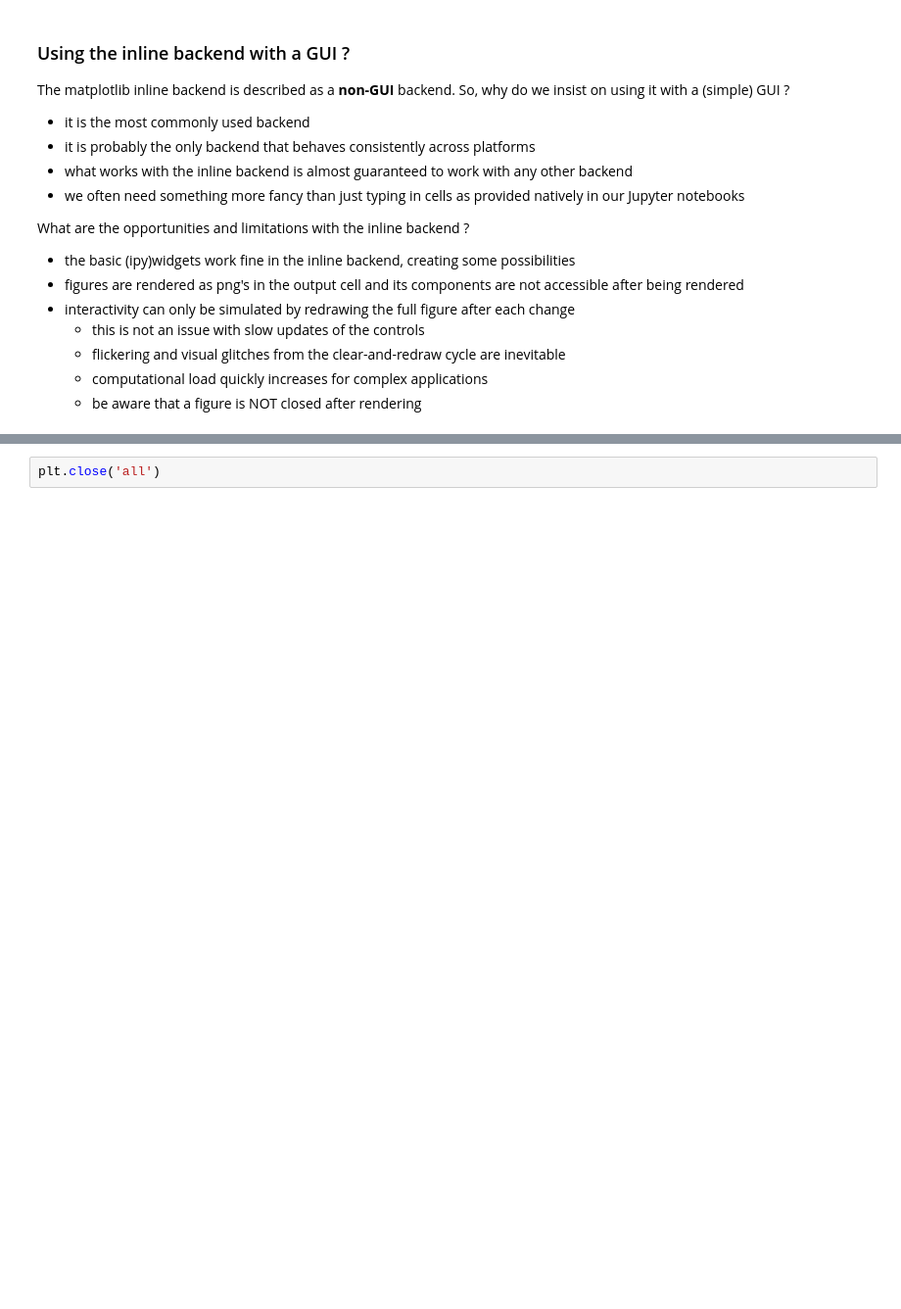
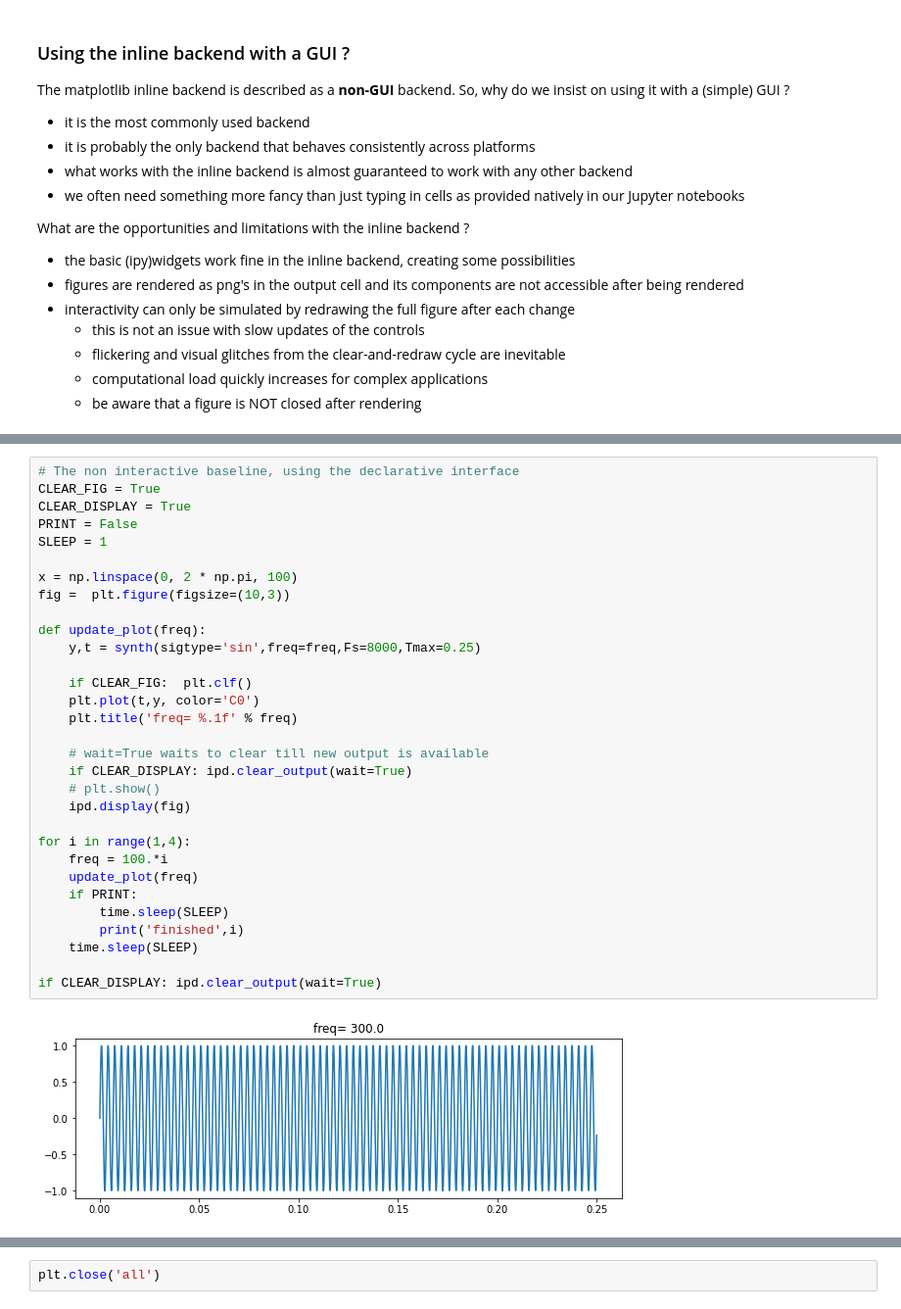
Before and after one commit to compi1234/tutorials, a Jupyter notebook: ipywidgets-mpl-inline.ipynb, the cells around one changed output, grey strips where cells are left out. Shown at 98% size. Cells and saved outputs as stored; diff of their text form; blank space fills up the shorter version.

```diff
--- a/ipywidgets-mpl-inline.ipynb
+++ b/ipywidgets-mpl-inline.ipynb
@@ -55,0 +115,33 @@ def synth(sigtype='sin', freq=200.0, Fs=8000, Tmax=0.5):
+# %%
+# The non interactive baseline, using the declarative interface
+CLEAR_FIG = True
+CLEAR_DISPLAY = True
+PRINT = False
+SLEEP = 1
+
+x = np.linspace(0, 2 * np.pi, 100)
+fig =  plt.figure(figsize=(10,3))
+
+def update_plot(freq):
+    y,t = synth(sigtype='sin',freq=freq,Fs=8000,Tmax=0.25)
+
+    if CLEAR_FIG:  plt.clf()
+    plt.plot(t,y, color='C0')
+    plt.title('freq= %.1f' % freq)
+
+    # wait=True waits to clear till new output is available
+    if CLEAR_DISPLAY: ipd.clear_output(wait=True)
+    # plt.show()
+    ipd.display(fig)
+
+for i in range(1,4):
+    freq = 100.*i
+    update_plot(freq)
+    if PRINT:
+        time.sleep(SLEEP)
+        print('finished',i)
+    time.sleep(SLEEP)
+
+if CLEAR_DISPLAY: ipd.clear_output(wait=True)
+# %% [output]
+[figure, added]
```
Also changed, not shown: parts of 28 cells of this notebook.
